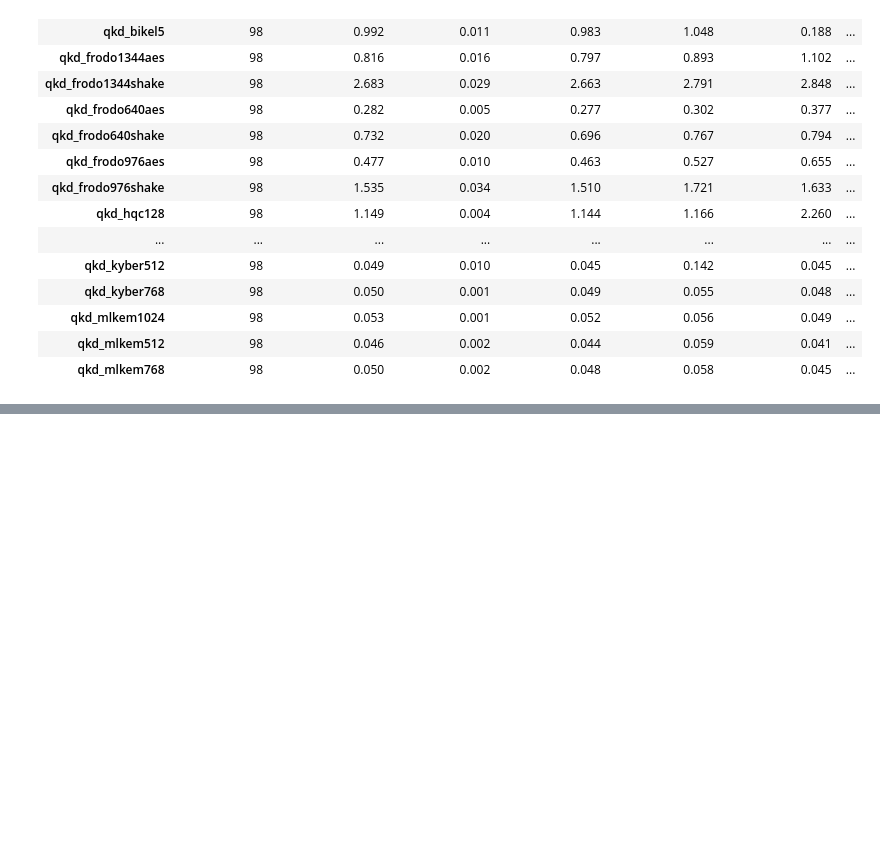
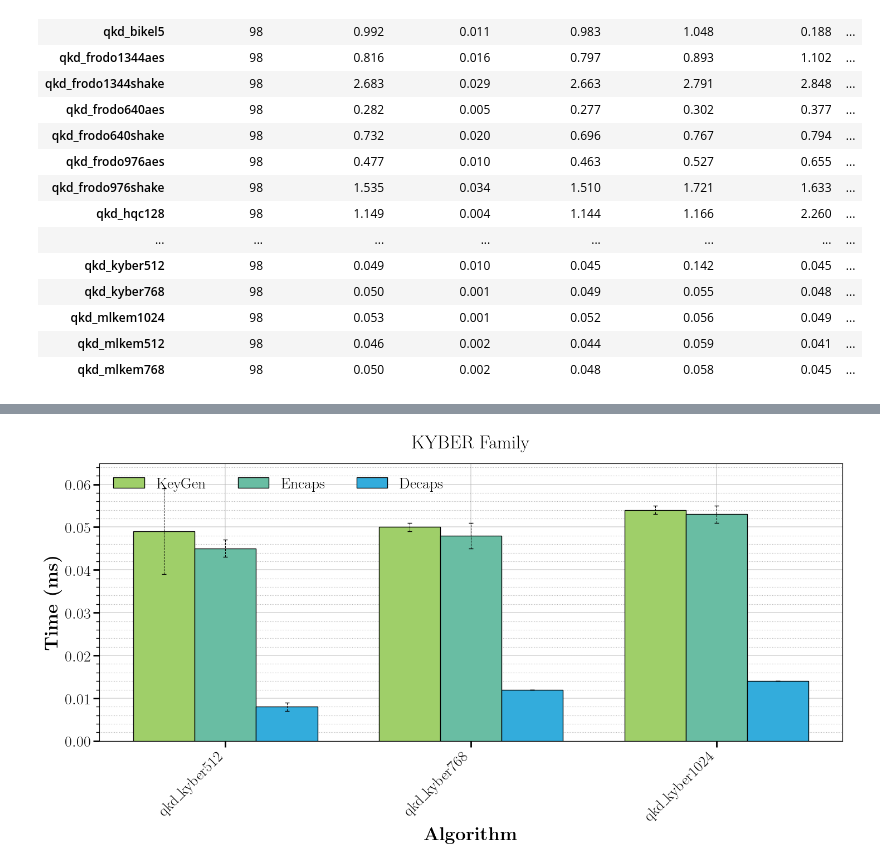
Before and after one commit to qursa-uc3m/qkd-kem-provider, a Jupyter notebook: benchmarks/data_analysis.ipynb, the cells around one changed output, grey strips where cells are left out. Drawn from its saved outputs; the diff is of its cells as text; code cells hidden in the pictures; blank space fills up the shorter version.

```diff
--- a/benchmarks/data_analysis.ipynb
+++ b/benchmarks/data_analysis.ipynb
@@ -108,0 +113,4 @@ plot_kem_total_times(df_kems_stats, error_suffix="_std", plot_title="kem_total_t
+# %%
+plot_kem_family(input_df=df_kems_stats, family='kyber', error_suffix="_std", plot_title="kyber_times.pdf", log_scale=False)
+# %% [output]
+[figure, added]
```
Also changed, not shown: parts of 17 cells of this notebook, 19 other files.
